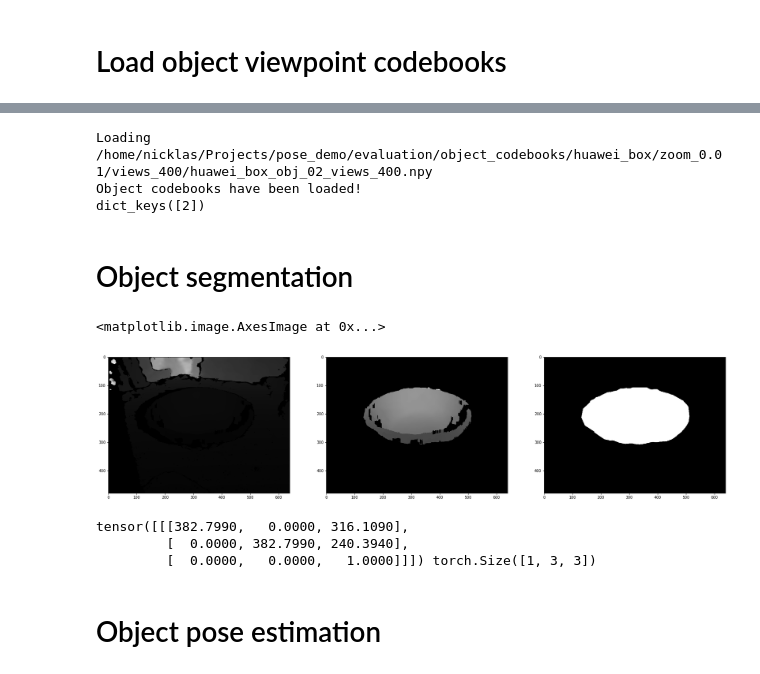
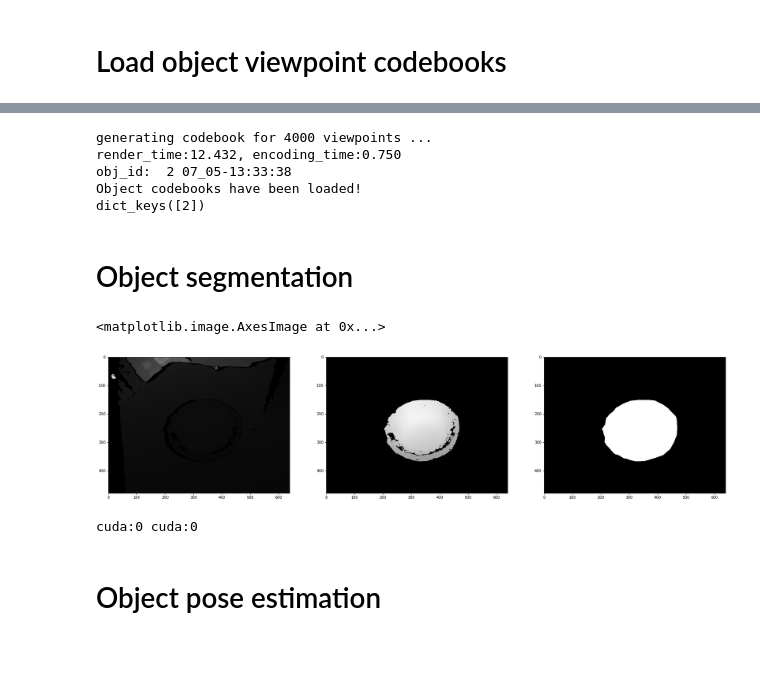
Before and after one commit to EternalGoldenBraid/pose_demo, a Jupyter notebook: example/prototype.ipynb, the cells around one changed output, grey strips where cells are left out. Drawn from its saved outputs; the diff is of its cells as text; code cells hidden in the pictures.

```diff
--- a/example/prototype.ipynb
+++ b/example/prototype.ipynb
@@ -37,7 +37,7 @@ gpu_id = 0
 #os.environ["CUDA_DEVICE_ORDER"]="PCI_BUS_ID"
 #os.environ["CUDA_VISIBLE_DEVICES"] = str(gpu_id)
 #os.environ['EGL_DEVICE_ID'] = str(gpu_id)
-DEVICE = torch.device('cpu')
+DEVICE = torch.device('cuda')
 
 
 datapath = Path(cfg.DATA_PATH)
@@ -106,6 +106,7 @@ Dataspace/huawei_box/models_eval
 # %%
 
 cfg.VIEWBOOK_BATCHSIZE = 200 # reduce this if out of GPU memory,
+cfg.RENDER_NUM_VIEWS = 4000 # reduce this if out of GPU memory,
 codebook_saving_dir = pjoin(base_path,'evaluation/object_codebooks',
                             cfg.DATASET_NAME,
                             'zoom_{}'.format(cfg.ZOOM_DIST_FACTOR),
@@ -121,7 +122,9 @@ object_codebooks = utils.OVE6D_codebook_generation(codebook_dir=codebook_saving_
 print('Object codebooks have been loaded!')
 print(object_codebooks.keys())
 # %% [output]
-Loading  /home/nicklas/Projects/pose_demo/evaluation/object_codebooks/huawei_box/zoom_0.01/views_400/huawei_box_obj_02_views_400.npy
+generating codebook for 4000 viewpoints ...
+render_time:12.432, encoding_time:0.750
+obj_id:  2 07_05-13:33:38
 Object codebooks have been loaded!
 dict_keys([2])
 # %% [markdown]
@@ -133,7 +136,7 @@ dict_keys([2])
 cfg.VP_NUM_TOPK = 50   # the retrieval number of viewpoint
 cfg.RANK_NUM_TOPK = 5  # the ranking number of full 3D orientation
 cfg.USE_ICP = False
-interpolate = True
+interpolate = False
 
 #test_data_dir = datapath / 'lm' / 'test'          # path to the test dataset of BOP
 test_data_dir = datapath / 'huawei_box' / 'test'          # path to the test dataset of BOP
@@ -180,13 +183,17 @@ cam_K = view_camK.to(DEVICE)
 
 view_depth = view_depth.to(DEVICE)
 #obj_mask = torch.tensor(np.array(Image.open(mask_file)))
-obj_mask = torch.tensor(np.array(Image.open(mask_file)), dtype=torch.float32)/255
+obj_mask = torch.tensor(np.array(Image.open(mask_file)), dtype=torch.float32, device=DEVICE)/255
 obj_mask[obj_mask < 1] = 0
 
 
 if interpolate:
-    closed = torch.tensor(cv2.morphologyEx((view_depth*obj_mask).numpy(), cv2.MORPH_CLOSE, np.ones(3), iterations=5), dtype=torch.float32)
-    view_depth[obj_mask==1] = closed[obj_mask==1]
+    view_depth = view_depth.to('cpu')
+    closed = torch.tensor(cv2.morphologyEx((view_depth*obj_mask.cpu()).numpy(), cv2.MORPH_CLOSE, np.ones(3), iterations=10), dtype=torch.float32, device='cpu')
+    view_depth[obj_mask.cpu()==1] = closed[obj_mask==1].cpu()
+    view_depth = view_depth.to(DEVICE)
+
+
 
 
 fig, ax = plt.subplots(1,3, figsize=(30,10))
@@ -204,40 +211,44 @@ ax[2].imshow(obj_mask.cpu(), cmap='gray')
 #view_timer = time.time()
 #rgb_img = cv2.imread(color_file)
 #imread_cost = time.time() - view_timer
 #
 #rcnn_timer = time.time()
 #output = predictor(rgb_img)
 #rcnn_pred_ids = output["instances"].pred_classes
 #rcnn_pred_masks = output["instances"].pred_masks
 #rcnn_pred_scores = output["instances"].scores
 #rcnn_cost = time.time() - rcnn_timer
 ###################### object segmentation ######################
 
 #tar_rcnn_d = tar_obj_id - 1
 #obj_masks = rcnn_pred_masks # NxHxW
 #obj_depths = view_depth[None, ...] * obj_masks
 #tar_obj_depths = obj_depths[tar_rcnn_d==rcnn_pred_ids]
 #tar_obj_masks = rcnn_pred_masks[tar_rcnn_d==rcnn_pred_ids]
 #tar_obj_scores = rcnn_pred_scores[tar_rcnn_d==rcnn_pred_ids]
 
 #mask_pixel_count = tar_obj_masks.view(tar_obj_masks.size(0), -1).sum(dim=1)
 #valid_idx = (mask_pixel_count >= 100)
 #if valid_idx.sum() == 0:
 #    mask_visib_ratio = mask_pixel_count / mask_pixel_count.max()
 #    valid_idx = mask_visib_ratio >= 0.05
 #
 #tar_obj_masks = tar_obj_masks[valid_idx] # select the target object instance masks
 #tar_obj_depths = tar_obj_depths[valid_idx]
 #tar_obj_scores = tar_obj_scores[valid_idx]
 # %% [output]
 <matplotlib.image.AxesImage at 0x...>
-[figure, old version]
+[figure, new version]
+# %%
+print(view_depth.device, obj_mask.device)
+# %% [output]
+cuda:0 cuda:0
 # %%
-print(cam_K, cam_K.shape)
+# print(cam_K, cam_K.shape)
+# view_depth.min(), view_depth.max()
+# obj_dep = view_depth.cpu()*obj_mask.cpu()
+# obj_dep.min(), obj_dep.max()
+# view_depth.shape, obj_mask.shape, tar_obj_depths.shape
-# %% [output]
-tensor([[[382.7990,   0.0000, 316.1090],
-         [  0.0000, 382.7990, 240.3940],
-         [  0.0000,   0.0000,   1.0000]]]) torch.Size([1, 3, 3])
 # %% [markdown]
 # Object pose estimation
 # %%
```
Also changed, not shown: parts of 8 cells of this notebook, 4 other files.
